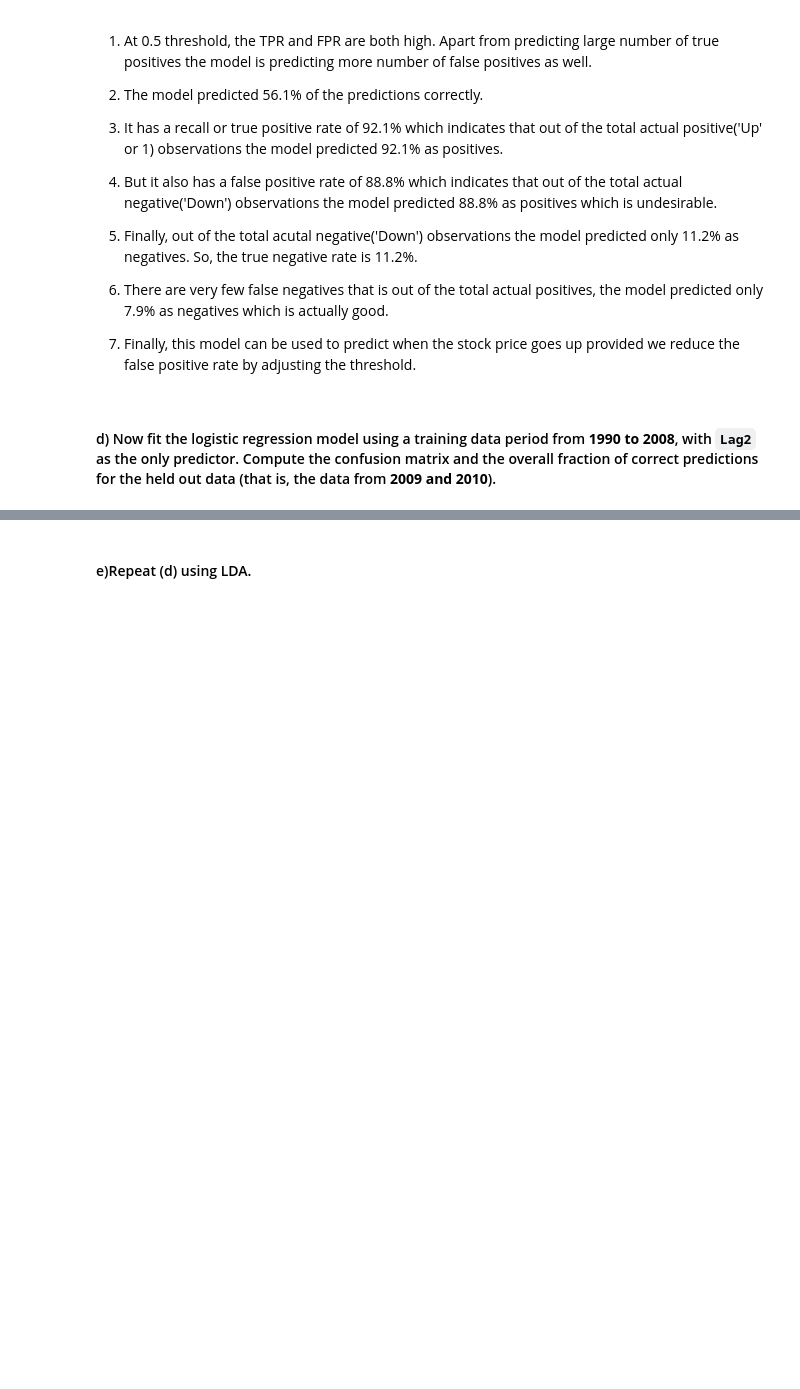
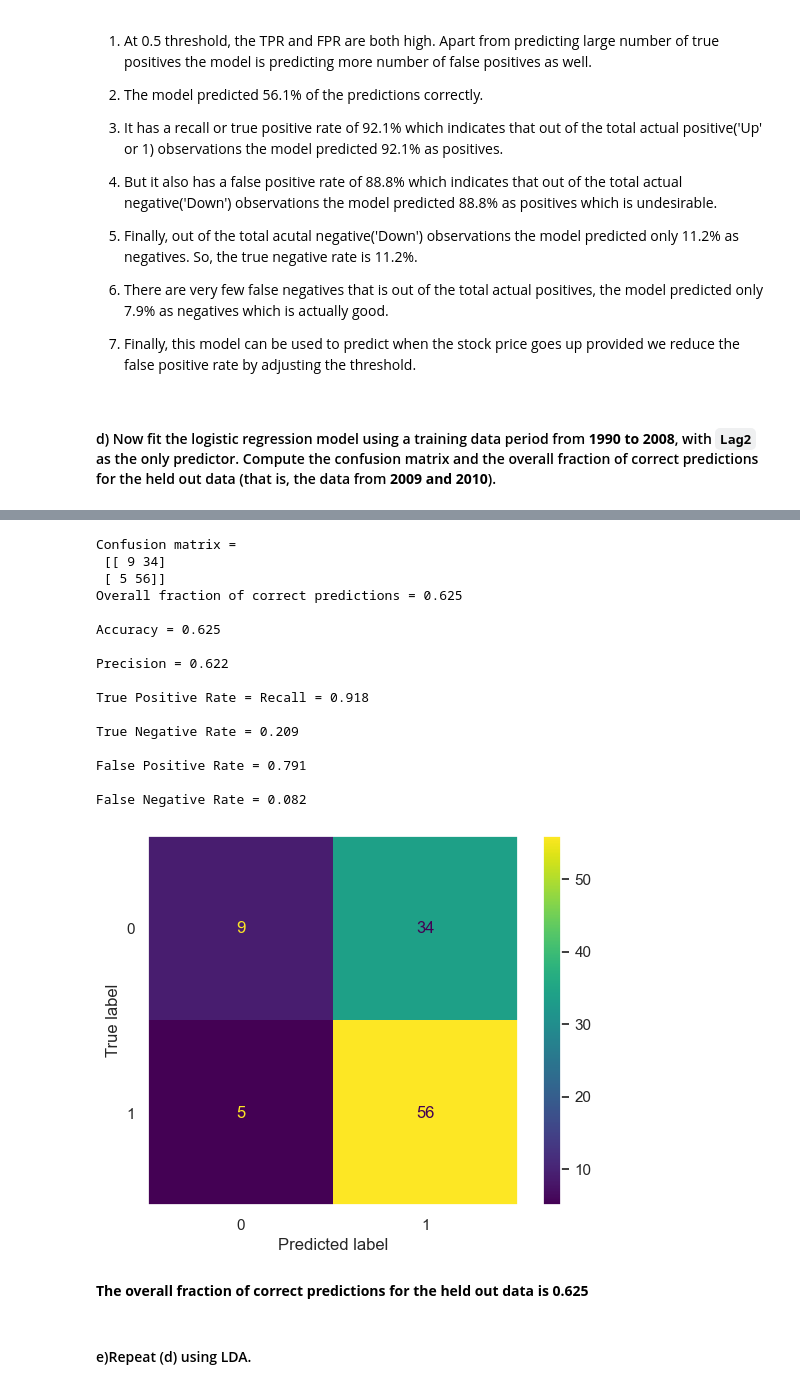
Before and after one commit to srikrish2812/intro_to_ml, a Jupyter notebook: week_4/IML_Assignment_4_Abhay.ipynb, the cells around one changed output, grey strips where cells are left out. Drawn from its saved outputs; the diff is of its cells as text; code cells hidden in the pictures; blank space fills up the shorter version.

```diff
--- a/week_4/IML_Assignment_4_Abhay.ipynb
+++ b/week_4/IML_Assignment_4_Abhay.ipynb
@@ -374,8 +374,23 @@ False Negative Rate = 0.079
 7. Finally, this model can be used to predict when the stock price goes up provided we reduce the false positive rate by adjusting the threshold.
 # %% [markdown]
 #### d) Now fit the logistic regression model using a training data period from __1990 to 2008__, with `Lag2` as the only predictor. Compute the confusion matrix and the overall fraction of correct predictions for the held out data (that is, the data from __2009 and 2010__).
+# %%
+# BEGIN SOLUTION
+
+X_train = df[df['Year']<=2008]['Lag2']
+X_test = df[df['Year']>=2009]['Lag2']
+y_train = df[df['Year']<=2008]['Direction']
+y_test = df[df['Year']>=2009]['Direction']
+
+X_train = sm.add_constant(X_train)
+X_test = sm.add_constant(X_test) # to make X_train and X_test dimensionally equal
+
+# END SOLUTION
 # %%
-# BEGIN SOLUTION
+#BEGIN SOLUTION
 
 
-# END SOLUTION
+logit_d = sm.Logit(y_train,X_train).fit()
+logit_d.summary()
+
+#END SOLUTION
@@ -390,2 +412,54 @@ False Negative Rate = 0.079
+# %%
+# BEGIN SOLUTION
+
+
+predictions_d = np.where(logit_d.predict(X_test)>0.5,1,0)
+
+conf_mat_d = confusion_matrix(y_test,predictions_d)
+frac_of_corpred = accuracy_score(y_test,predictions_d)
+print('Confusion matrix =\n',conf_mat_d)
+ConfusionMatrixDisplay.from_predictions(y_test,predictions_d)
+plt.grid(False)
+print('Overall fraction of correct predictions = {}\n'.format(frac_of_corpred))
+
+true_positive = conf_mat_d[1,1]
+false_positive = conf_mat_d[0,1]
+false_negative = conf_mat_d[1,0]
+true_negative = conf_mat_d[0,0]
+
+precision = true_positive/(true_positive+false_positive)
+tpr = recall = true_positive/(true_positive+false_negative)
+tnr = true_negative/(true_negative+false_positive)
+fpr = false_positive/(false_positive+true_negative)
+fnr = false_negative/(false_negative+true_positive)
+
+print(f'Accuracy = {round(frac_of_corpred,3)}\n')
+print(f'Precision = {round(precision,3)}\n')
+print(f'True Positive Rate = Recall = {round(tpr,3)}\n')
+print(f'True Negative Rate = {round(tnr,3)}\n')
+print(f'False Positive Rate = {round(fpr,3)}\n')
+print(f'False Negative Rate = {round(fnr,3)}\n')
+
+# END SOLUTION
+# %% [output]
+Confusion matrix =
+ [[ 9 34]
+ [ 5 56]]
+Overall fraction of correct predictions = 0.625
+
+Accuracy = 0.625
+
+Precision = 0.622
+
+True Positive Rate = Recall = 0.918
+
+True Negative Rate = 0.209
+
+False Positive Rate = 0.791
+
+False Negative Rate = 0.082
+[figure, added]
+# %% [markdown]
+**The overall fraction of correct predictions for the held out data is 0.625**
 # %% [markdown]
 #### e)Repeat (d) using LDA.
```
Also changed, not shown: parts of 24 cells of this notebook, 1 other file.
